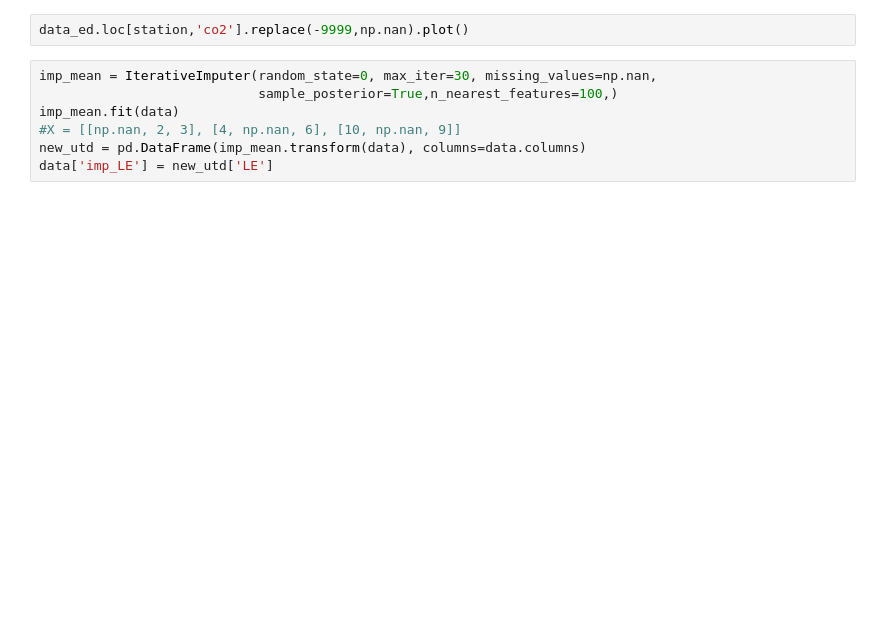
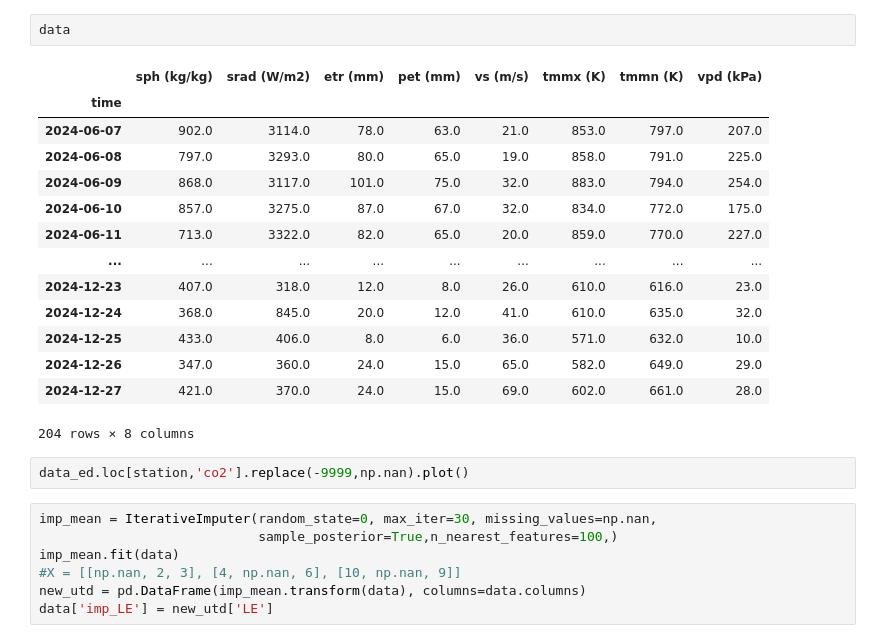
Before and after one commit to utah-geological-survey/MicroMet, a Jupyter notebook: Notebooks/Processing Workflow Notebooks/Pull DB Data and Impute.ipynb, the cells around one changed output. Drawn from its saved outputs; the diff is of its cells as text; blank space fills up the shorter version.

```diff
--- a/Notebooks/Processing Workflow Notebooks/Pull DB Data and Impute.ipynb
+++ b/Notebooks/Processing Workflow Notebooks/Pull DB Data and Impute.ipynb
@@ -51,3 +288,20 @@ ValueError: If using all scalar values, you must pass an index
+# %%
+data
+# %% [output]
+|  | sph (kg/kg) | srad (W/m2) | etr (mm) | pet (mm) | vs (m/s) | tmmx (K) | tmmn (K) | vpd (kPa) |
+| time |  |  |  |  |  |  |  |  |
+| 2024-06-07 | 902.0 | 3114.0 | 78.0 | 63.0 | 21.0 | 853.0 | 797.0 | 207.0 |
+| 2024-06-08 | 797.0 | 3293.0 | 80.0 | 65.0 | 19.0 | 858.0 | 791.0 | 225.0 |
+| 2024-06-09 | 868.0 | 3117.0 | 101.0 | 75.0 | 32.0 | 883.0 | 794.0 | 254.0 |
+| 2024-06-10 | 857.0 | 3275.0 | 87.0 | 67.0 | 32.0 | 834.0 | 772.0 | 175.0 |
+| 2024-06-11 | 713.0 | 3322.0 | 82.0 | 65.0 | 20.0 | 859.0 | 770.0 | 227.0 |
+| ... | ... | ... | ... | ... | ... | ... | ... | ... |
+| 2024-12-23 | 407.0 | 318.0 | 12.0 | 8.0 | 26.0 | 610.0 | 616.0 | 23.0 |
+| 2024-12-24 | 368.0 | 845.0 | 20.0 | 12.0 | 41.0 | 610.0 | 635.0 | 32.0 |
+| 2024-12-25 | 433.0 | 406.0 | 8.0 | 6.0 | 36.0 | 571.0 | 632.0 | 10.0 |
+| 2024-12-26 | 347.0 | 360.0 | 24.0 | 15.0 | 65.0 | 582.0 | 649.0 | 29.0 |
+| 2024-12-27 | 421.0 | 370.0 | 24.0 | 15.0 | 69.0 | 602.0 | 661.0 | 28.0 |
+204 rows × 8 columns
 # %%
 data_ed.loc[station,'co2'].replace(-9999,np.nan).plot()
 # %%
```
Also changed, not shown: parts of 15 cells of this notebook, 10 other files.
